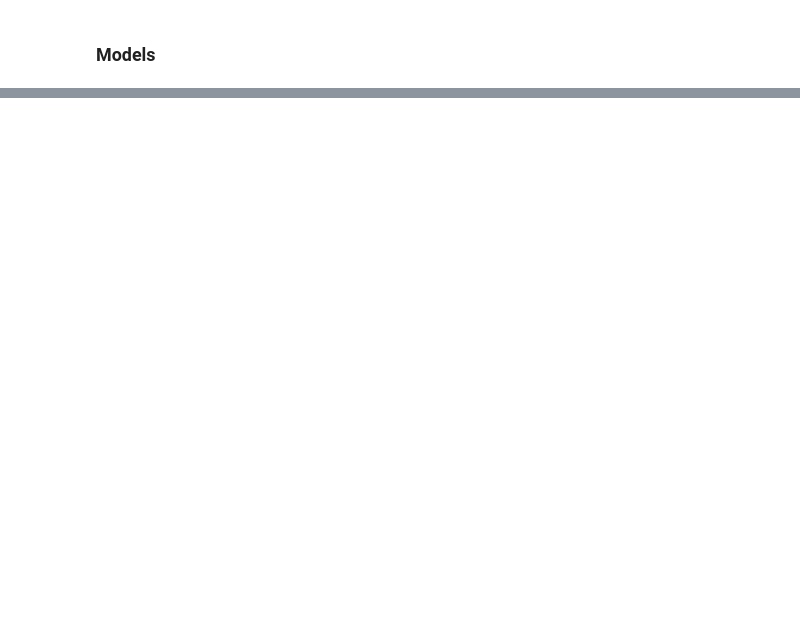
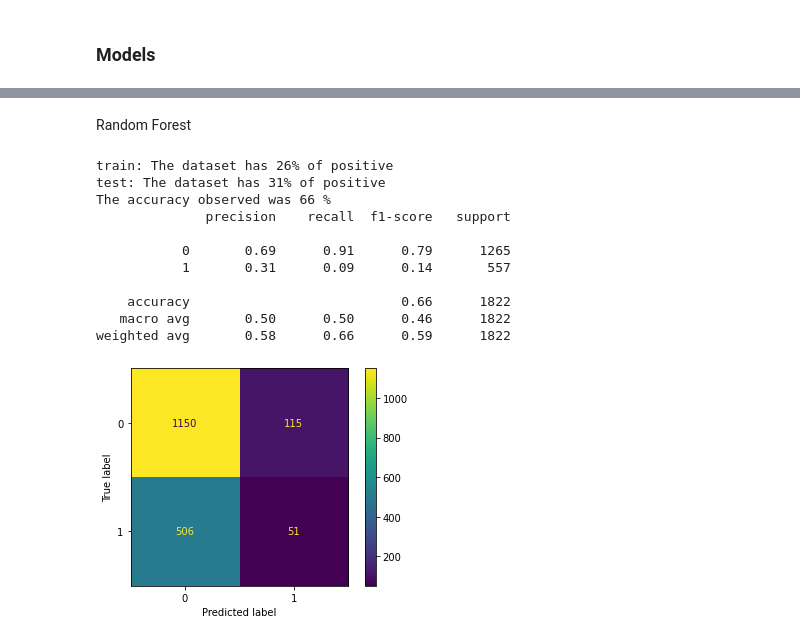
Before and after one commit to estevanmendes/Driving-pattern-EDA-and-AI, a Jupyter notebook: EDA_and_models.ipynb, the cells around one changed output, grey strips where cells are left out. Drawn from its saved outputs; the diff is of its cells as text; code cells hidden in the pictures; blank space fills up the shorter version.

```diff
--- a/EDA_and_models.ipynb
+++ b/EDA_and_models.ipynb
@@ -405,0 +732,19 @@ X_test_sequence,Y_test_sequece=create_sequences(3,'class_code',[0,1,2],test_data
+# %% [markdown]
+Random Forest
+# %%
+RF=ClassificationModel(RandomForestClassifier,X_train,Y_train,n_jobs=-1)
+RF.fit()
+RF.evaluate(X_val,Y_val)
+# %% [output]
+train: The dataset has 26% of positive
+test: The dataset has 31% of positive
+The accuracy observed was 66 %
+              precision    recall  f1-score   support
+
+           0       0.69      0.91      0.79      1265
+           1       0.31      0.09      0.14       557
+
+    accuracy                           0.66      1822
+   macro avg       0.50      0.50      0.46      1822
+weighted avg       0.58      0.66      0.59      1822
+[figure, added]
```
Also changed, not shown: parts of 65 cells of this notebook.
